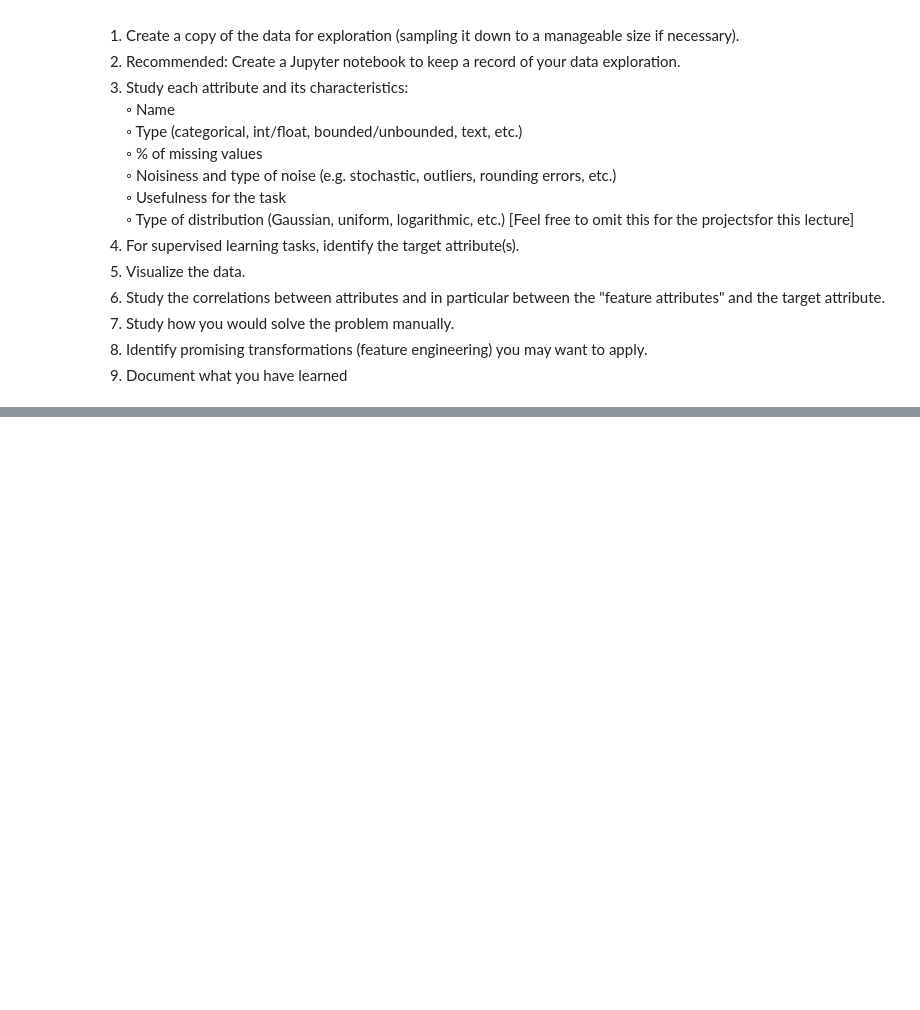
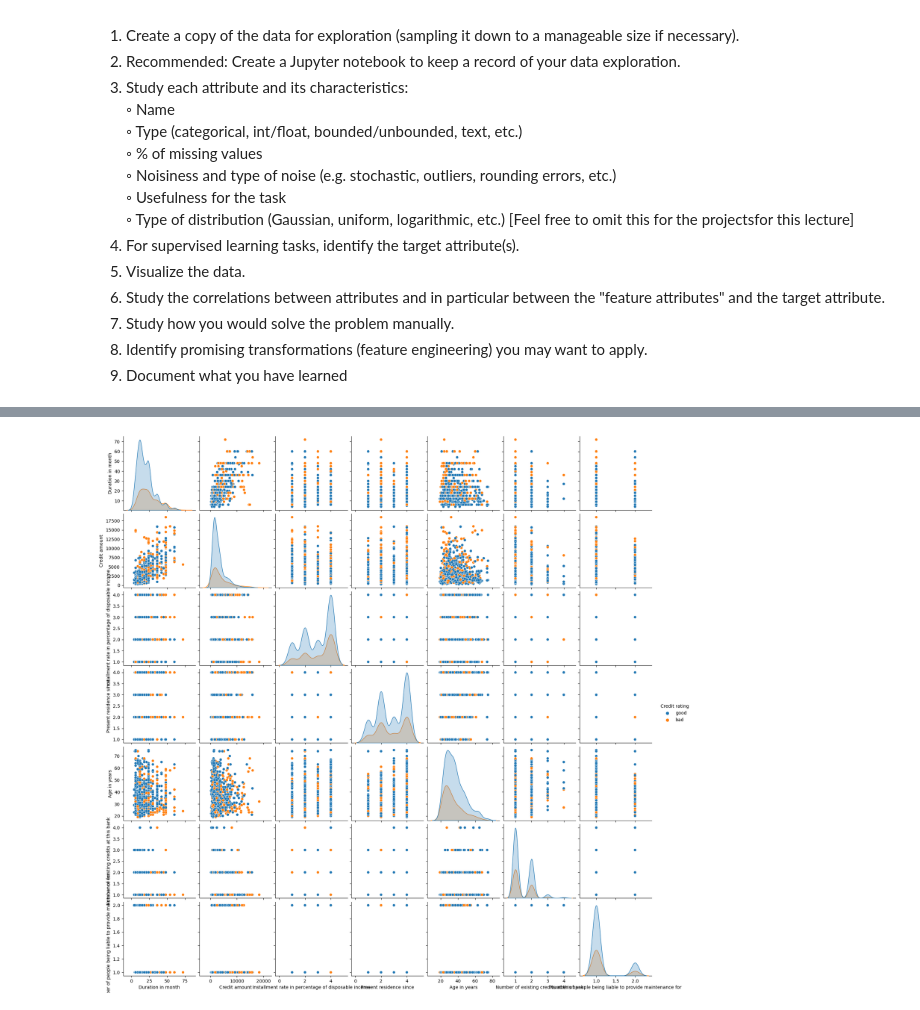
Before and after one commit to dennismgoetz/HoML-Credit-Data, a Jupyter notebook: Data Understanding.ipynb, the cells around one changed output, grey strips where cells are left out. Saved outputs shown, nothing was run; the diff lists cells and outputs as text; code cells hidden in the pictures; blank space fills up the shorter version.

Commit message:
Changes made: structure of the notebook, label encoding for categorical values, analysis of features ... open: normalization, further feature description, test of distributions

```diff
--- a/Data Understanding.ipynb
+++ b/Data Understanding.ipynb
@@ -269,0 +273,8 @@ At least 70% accuracy.
+# %%
+# Pairplotting the numerical columns
+# scatter_matrix(data_train, c=y_train, figsize=(30,30), marker='o',
+#                hist_kwds={'bins': 15}, s=30);
+
+sns.pairplot(data_values, markers='o', hue='Credit rating');
+# %% [output]
+[figure, added]
```
Also changed, not shown: parts of 19 cells of this notebook.
